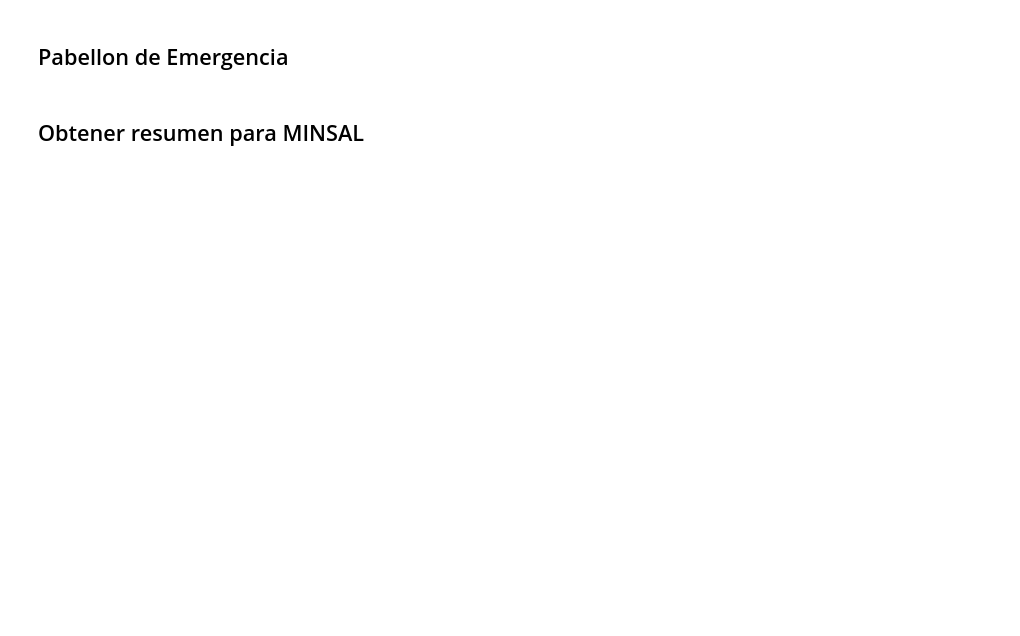
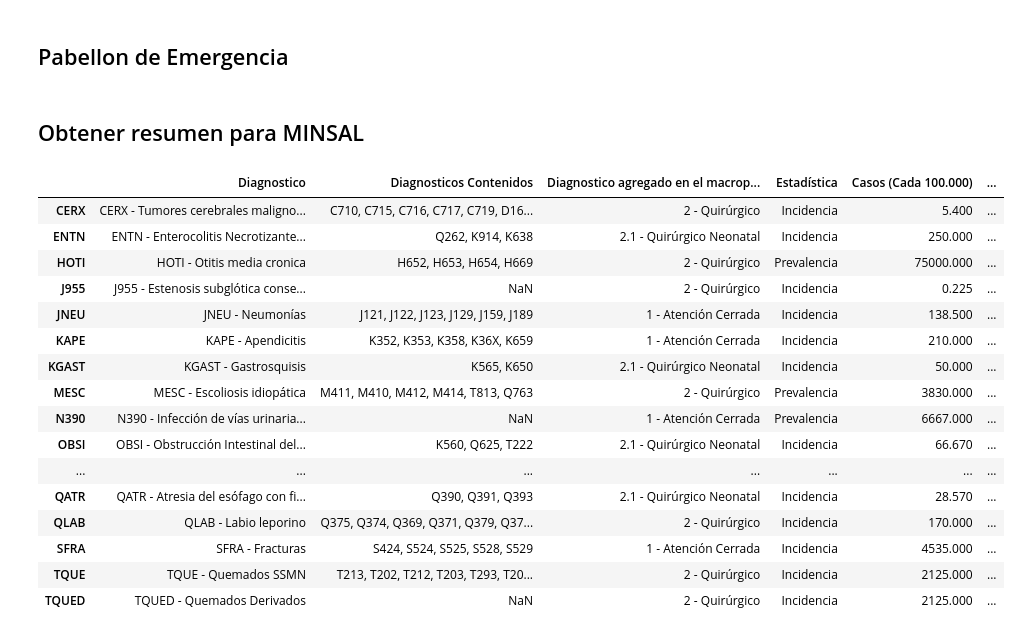
Before and after one commit to JavierRojas14/proyeccion-rdr, a Jupyter notebook: notebooks/3.0-jrb-number-of-pavilions.ipynb, the cells around one changed output. Saved outputs shown, nothing was run; the diff lists cells and outputs as text; code cells hidden in the pictures; blank space fills up the shorter version.

Commit message:
Corrique quemados

```diff
--- a/notebooks/3.0-jrb-number-of-pavilions.ipynb
+++ b/notebooks/3.0-jrb-number-of-pavilions.ipynb
@@ -129,6 +129,7 @@ Cambiando ['C710', 'C715', 'C716', 'C717', 'C719', 'D164', 'D334', 'D431', 'D444
 tiempos_quir = pd.to_timedelta(
     grd_y_pabellon_relevantes.groupby(["diagnostico_1"])["t_total"].describe()["75%"]
 )
+tiempos_quir.loc["TQUED"] = tiempos_quir.loc["TQUE"]
 # %%
 # Obtiene la cantidad de intervenciones quirurgicas por cada tipo de paciente
 conteo_int_q_por_paciente = (
@@ -144,6 +145,7 @@ numero_int_q_por_pacientes = numero_int_q_por_pacientes.reset_index(level=0, dro
 
 # Agrega Numero de Intervenciones quirurgicas para Q410 del 2021 (No Habia para el 2024)
 numero_int_q_por_pacientes.loc["Q410"] = 4
+numero_int_q_por_pacientes.loc["TQUED"] = numero_int_q_por_pacientes.loc["TQUE"]
 # %%
 # Calcula la cantidad de intervenciones quirurgicas que se realizaran
 numero_de_int_q = pb.calcular_cantidad_int_q(
@@ -248,6 +250,26 @@ resumen_quirurgicos = pd.DataFrame(
 resumen_minsal = resumen_area_de_estudio_minsal.merge(
     resumen_quirurgicos, how="inner", left_index=True, right_index=True
 )
+# %%
+resumen_minsal
+# %% [output]
+|  | Diagnostico | Diagnosticos Contenidos | Diagnostico agregado en el macrop... | Estadística | Casos (Cada 100.000) | ... |
+| CERX | CERX - Tumores cerebrales maligno... | C710, C715, C716, C717, C719, D16... | 2 - Quirúrgico | Incidencia | 5.400 | ... |
+| ENTN | ENTN - Enterocolitis Necrotizante... | Q262, K914, K638 | 2.1 - Quirúrgico Neonatal | Incidencia | 250.000 | ... |
+| HOTI | HOTI - Otitis media cronica | H652, H653, H654, H669 | 2 - Quirúrgico | Prevalencia | 75000.000 | ... |
+| J955 | J955 - Estenosis subglótica conse... | NaN | 2 - Quirúrgico | Incidencia | 0.225 | ... |
+| JNEU | JNEU - Neumonías | J121, J122, J123, J129, J159, J189 | 1 - Atención Cerrada | Incidencia | 138.500 | ... |
+| KAPE | KAPE - Apendicitis | K352, K353, K358, K36X, K659 | 1 - Atención Cerrada | Incidencia | 210.000 | ... |
+| KGAST | KGAST - Gastrosquisis | K565, K650 | 2.1 - Quirúrgico Neonatal | Incidencia | 50.000 | ... |
+| MESC | MESC - Escoliosis idiopática | M411, M410, M412, M414, T813, Q763 | 2 - Quirúrgico | Prevalencia | 3830.000 | ... |
+| N390 | N390 - Infección de vías urinaria... | NaN | 1 - Atención Cerrada | Prevalencia | 6667.000 | ... |
+| OBSI | OBSI - Obstrucción Intestinal del... | K560, Q625, T222 | 2.1 - Quirúrgico Neonatal | Incidencia | 66.670 | ... |
+| ... | ... | ... | ... | ... | ... | ... |
+| QATR | QATR - Atresia del esófago con fi... | Q390, Q391, Q393 | 2.1 - Quirúrgico Neonatal | Incidencia | 28.570 | ... |
+| QLAB | QLAB - Labio leporino | Q375, Q374, Q369, Q371, Q379, Q37... | 2 - Quirúrgico | Incidencia | 170.000 | ... |
+| SFRA | SFRA - Fracturas | S424, S524, S525, S528, S529 | 1 - Atención Cerrada | Incidencia | 4535.000 | ... |
+| TQUE | TQUE - Quemados SSMN | T213, T202, T212, T203, T293, T20... | 2 - Quirúrgico | Incidencia | 2125.000 | ... |
+| TQUED | TQUED - Quemados Derivados | NaN | 2 - Quirúrgico | Incidencia | 2125.000 | ... |
 # %%
 a_guardar = {
     "resumen_MINSAL": resumen_minsal,
```
Also changed, not shown: parts of 2 cells of this notebook.
